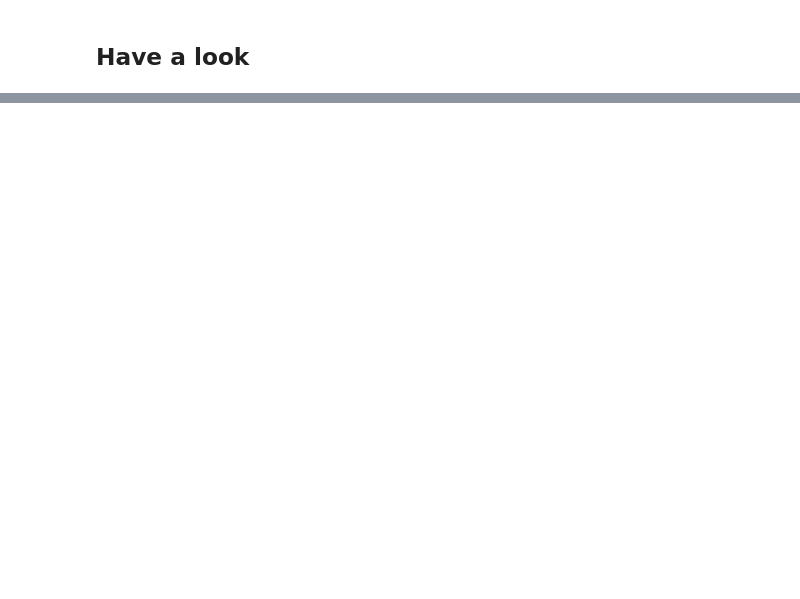
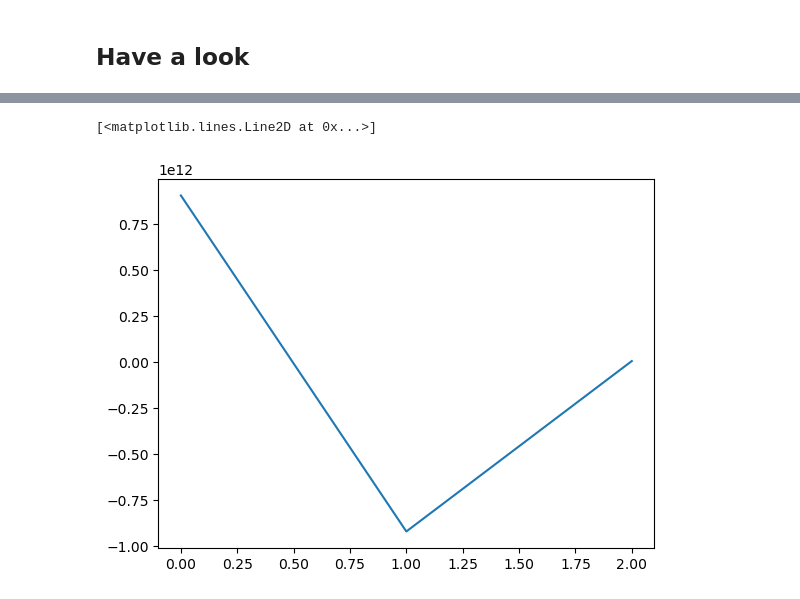
Before and after one commit to willirath/ship_routing, a Jupyter notebook: doc/examples/ship_routing_example_genetic.ipynb, the cells around one changed output, grey strips where cells are left out. Cells and saved outputs as stored; diff of their text form; code cells hidden in the pictures; blank space fills up the shorter version.

```diff
--- a/doc/examples/ship_routing_example_genetic.ipynb
+++ b/doc/examples/ship_routing_example_genetic.ipynb
@@ -254,0 +276,20 @@ fig.tight_layout();
+# %%
+c_a = [
+    s.cost_through(
+        current_data_set=currents,
+        wave_data_set=waves,
+        wind_data_set=winds,
+    ) for s in seg_a
+]
+c_b = [
+    s.cost_through(
+        current_data_set=currents,
+        wave_data_set=waves,
+        wind_data_set=winds,
+    ) for s in seg_b
+]
+# %%
+plt.plot(np.array(c_a) - np.array(c_b))
+# %% [output]
+[<matplotlib.lines.Line2D at 0x...>]
+[figure, added]
```
Also changed, not shown: parts of 15 cells of this notebook.
